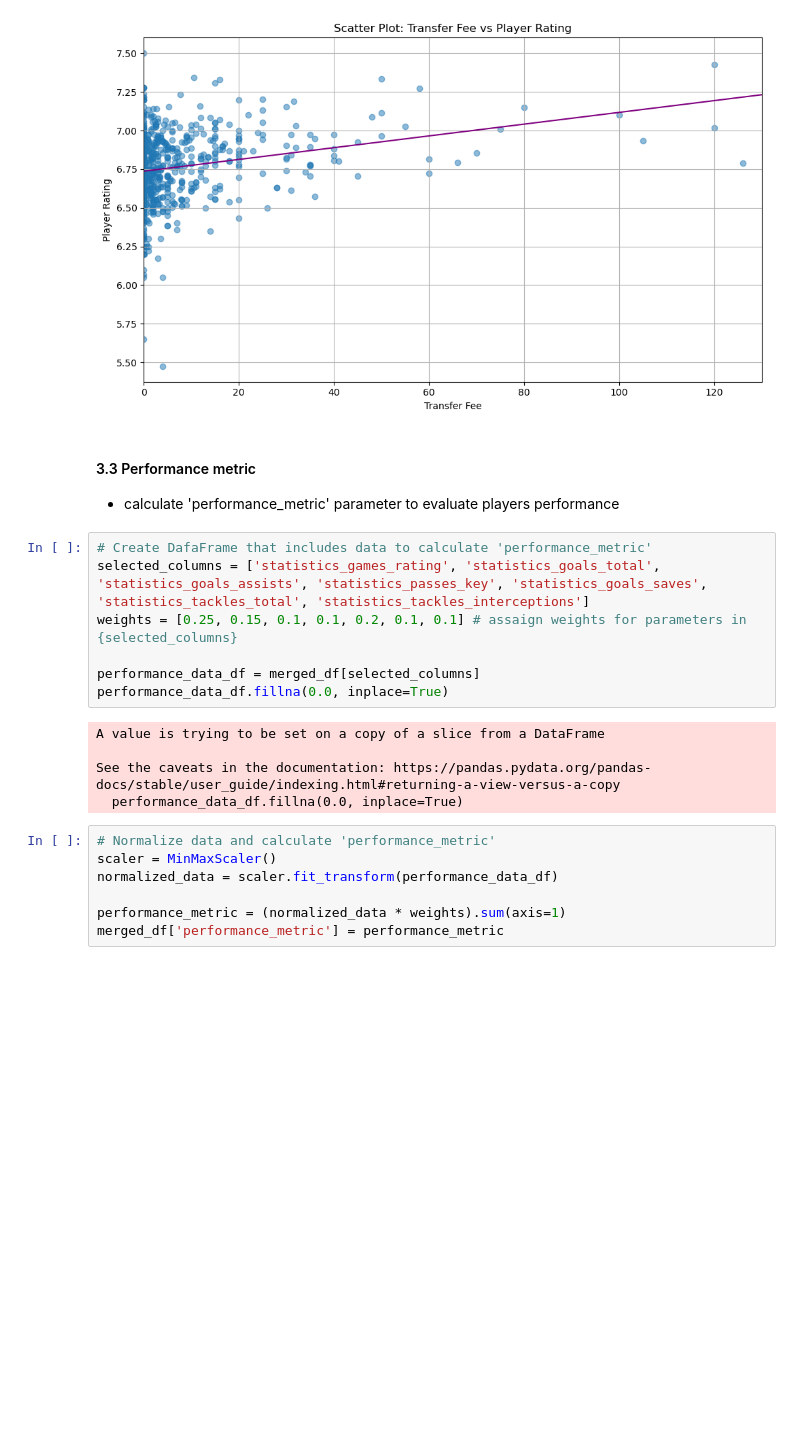
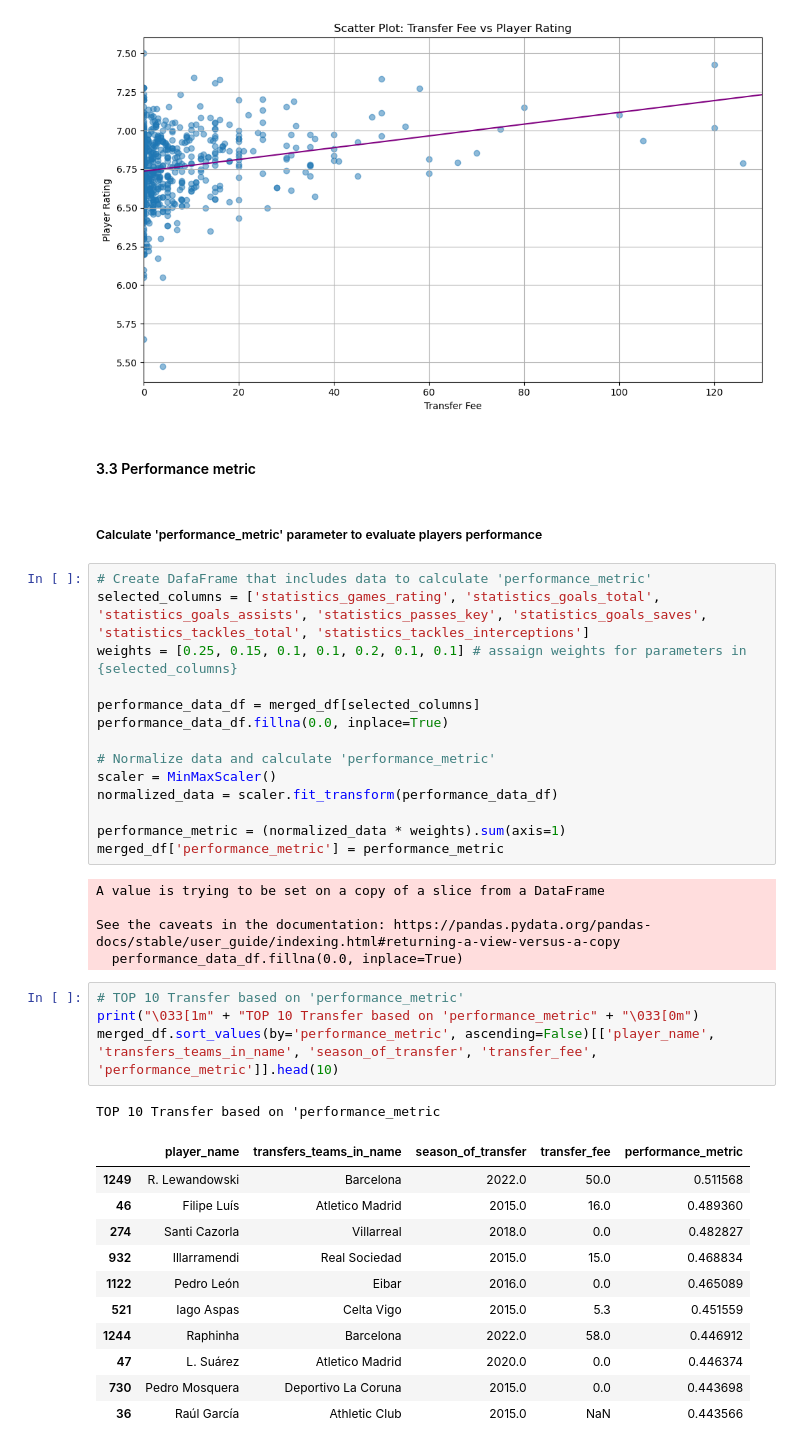
Before and after one commit to adrianmadry/la_liga_transfers, a Jupyter notebook: data_analysis.ipynb, the cells around one changed output. Drawn from its saved outputs; the diff is of its cells as text; blank space fills up the shorter version.

```diff
--- a/data_analysis.ipynb
+++ b/data_analysis.ipynb
@@ -399,7 +400,8 @@ plt.show()
 [figure]
 # %% [markdown]
 #### 3.3 Performance metric
-- calculate 'performance_metric' parameter to evaluate players performance
+# %% [markdown]
+##### Calculate 'performance_metric' parameter to evaluate players performance
 # %%
 # Create DafaFrame that includes data to calculate 'performance_metric'
 selected_columns = ['statistics_games_rating', 'statistics_goals_total', 'statistics_goals_assists', 'statistics_passes_key', 'statistics_goals_saves', 'statistics_tackles_total', 'statistics_tackles_interceptions']
@@ -407,15 +409,32 @@ weights = [0.25, 0.15, 0.1, 0.1, 0.2, 0.1, 0.1] # assaign weights for parameters
 
 performance_data_df = merged_df[selected_columns]
 performance_data_df.fillna(0.0, inplace=True)
+
+# Normalize data and calculate 'performance_metric'
+scaler = MinMaxScaler()
+normalized_data = scaler.fit_transform(performance_data_df)
+
+performance_metric = (normalized_data * weights).sum(axis=1)
+merged_df['performance_metric'] = performance_metric
 # %% [output]
 A value is trying to be set on a copy of a slice from a DataFrame
 
 See the caveats in the documentation: https://pandas.pydata.org/pandas-docs/stable/user_guide/indexing.html#returning-a-view-versus-a-copy
   performance_data_df.fillna(0.0, inplace=True)
-# %%
-# Normalize data and calculate 'performance_metric'
-scaler = MinMaxScaler()
-normalized_data = scaler.fit_transform(performance_data_df)
-
-performance_metric = (normalized_data * weights).sum(axis=1)
-merged_df['performance_metric'] = performance_metric
+# %%
+# TOP 10 Transfer based on 'performance_metric'
+print("\033[1m" + "TOP 10 Transfer based on 'performance_metric" + "\033[0m")
+merged_df.sort_values(by='performance_metric', ascending=False)[['player_name', 'transfers_teams_in_name', 'season_of_transfer', 'transfer_fee', 'performance_metric']].head(10)
+# %% [output]
+TOP 10 Transfer based on 'performance_metric
+|  | player_name | transfers_teams_in_name | season_of_transfer | transfer_fee | performance_metric |
+| 1249 | R. Lewandowski | Barcelona | 2022.0 | 50.0 | 0.511568 |
+| 46 | Filipe Luís | Atletico Madrid | 2015.0 | 16.0 | 0.489360 |
+| 274 | Santi Cazorla | Villarreal | 2018.0 | 0.0 | 0.482827 |
+| 932 | Illarramendi | Real Sociedad | 2015.0 | 15.0 | 0.468834 |
+| 1122 | Pedro León | Eibar | 2016.0 | 0.0 | 0.465089 |
+| 521 | Iago Aspas | Celta Vigo | 2015.0 | 5.3 | 0.451559 |
+| 1244 | Raphinha | Barcelona | 2022.0 | 58.0 | 0.446912 |
+| 47 | L. Suárez | Atletico Madrid | 2020.0 | 0.0 | 0.446374 |
+| 730 | Pedro Mosquera | Deportivo La Coruna | 2015.0 | 0.0 | 0.443698 |
+| 36 | Raúl García | Athletic Club | 2015.0 | NaN | 0.443566 |
```
Also changed, not shown: parts of 7 cells of this notebook.
